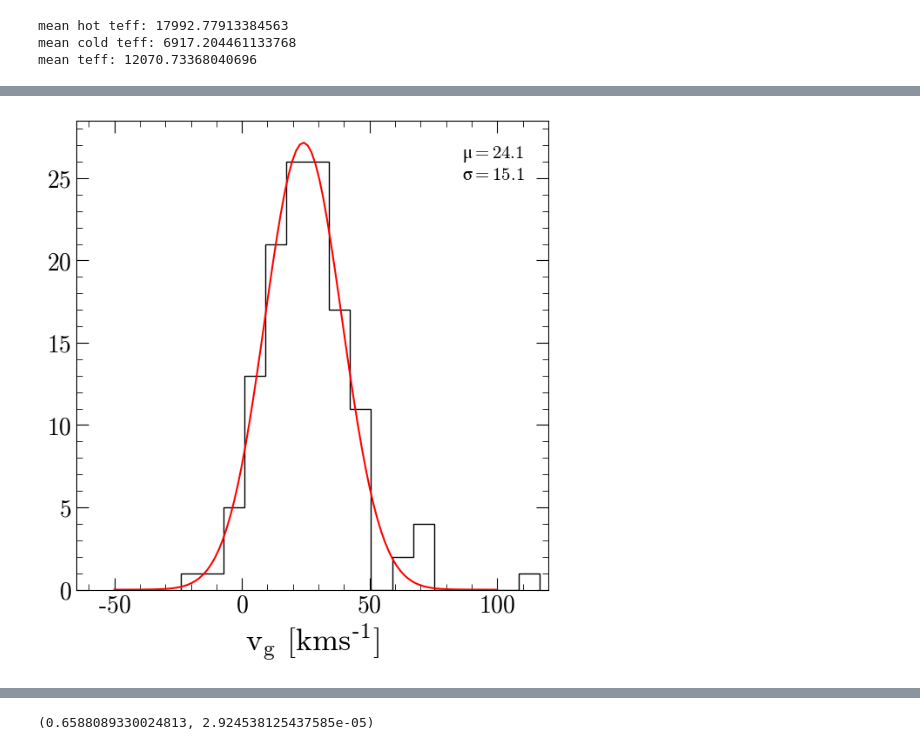
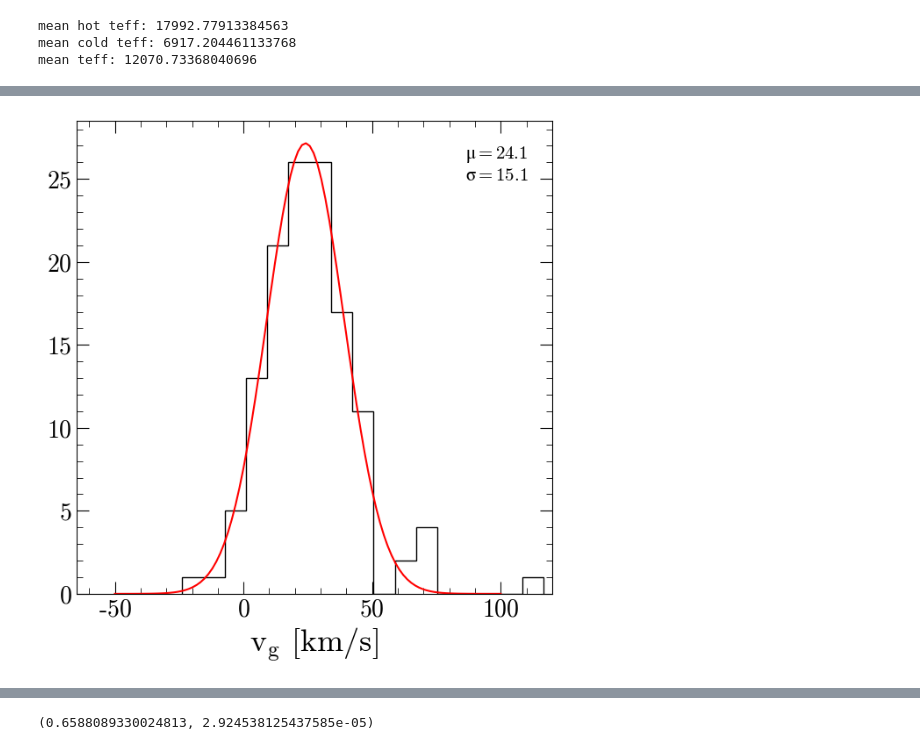
Before and after one commit to stefanarseneau/gravitational-redshift, a Jupyter notebook: 05_relation.ipynb, the cells around one changed output, grey strips where cells are left out. Saved outputs shown, nothing was run; the diff lists cells and outputs as text; code cells hidden in the pictures.

```diff
--- a/05_relation.ipynb
+++ b/05_relation.ipynb
@@ -1106,10 +1095,10 @@ for i in tqdm(range(len(catalog))):
     hot_delta_gravz[i] = np.mean(catalog['g_redshift'][i] - rv_from_radius(catalog['radius'][i] + np.random.normal(0, catalog['e_radius'][i], size = (1,size)), np.mean(catalog[hot_mask]['phot_teff']), 'f', 'f', 'f'))
     hot_e_delta_gravz[i] = ( catalog['eg_redshift'][i]**2 + (catalog['e_radius'][i] * hot_drv(catalog['radius'][i]) )**2 )**(0.5)
 
-    delta_gravz[i] = np.mean(catalog['g_redshift'][i] - rv_from_radius(catalog['radius'][i] + np.random.normal(0, catalog['e_radius'][i], size = (1,size)), np.mean(catalog[mask]['phot_teff']), 'f', 'f', 'f'))
+    delta_gravz[i] = np.mean(catalog['g_redshift'][i] - rv_from_radius(catalog['radius'][i] + np.random.normal(0, catalog['e_radius'][i], size = (1,size)), 12000, 'f', 'f', 'f'))
     e_delta_gravz[i] = ( catalog['eg_redshift'][i]**2 + (catalog['e_radius'][i] * hot_drv(catalog['radius'][i]) )**2 )**(0.5)
 
-    owntemp[i] = np.mean(catalog['g_redshift'][i] - rv_from_radius(catalog['radius'][i] + np.random.normal(0, catalog['e_radius'][i], size = (1,size)), catalog['phot_teff'][i], 'f', 'f', 'f'))
+    owntemp[i] = np.mean(catalog['g_redshift'][i] - rv_from_radius(catalog['radius'][i] + np.random.normal(0, catalog['e_radius'][i], size = (1,size)), 12000, 'f', 'f', 'f'))
     e_owntemp[i] = ( catalog['eg_redshift'][i]**2 + (catalog['e_radius'][i] * hot_drv(catalog['radius'][i]) )**2 )**(0.5)
 # %% [output]
 mean hot teff: 17992.77913384563
@@ -1396,17 +1300,0 @@ plt.savefig('spectra/vg_teff.pdf')
-# %%
-plt.errorbar(catalog[mask]['phot_teff'], catalog[mask]['g_redshift'], yerr = catalog[mask]['eg_redshift'], alpha = 0.15, fmt = 'o', color='black', ecolor = 'teal')
-
-n = np.histogram(catalog[mask]['phot_teff'])
-centers = n[1][:-1] + np.diff(n[1])/2
-
-print(n[1])
-
-median = []
-for i in range(len(n[1])-1):
-    tempmask = np.all([catalog['phot_teff'] > n[1][i], catalog['phot_teff'] < n[1][i+1], mask], axis = 0)
-    median.append(np.median(catalog[tempmask]['g_redshift']))
-
-plt.scatter(centers, median, c = 'k')
-
-plt.ylabel(r'$v_g$')
-plt.xlabel(r'$T_{eff}$')
@@ -1419,29 +1301,30 @@ Text(0.5, 0, '$T_{eff}$')
 # %%
 domain = np.linspace(-50, 100, 100)
 
 n, bins, patches = plt.hist(catalog[mask]['g_redshift'], color = 'k',histtype='step')
 x = [np.mean([bins[i], bins[i+1]]) for i in range(len(bins) - 1)]
 
 out   = leastsq( errfunc, init, args=(x, n))
 c = out[0]
 
 plt.plot(domain, fitfunc(c, domain), c='r', linewidth = 1.5)
 #plt.axvline(x = np.mean(catalog[hot_mask]['delta_gravz'] / catalog[hot_mask]['eg_redshift']))
 
 
 #plt.axvline(x = c[1], c='r')
 #plt.axvline(x = c[1] + c[2], c='r', ls = ':')
 #plt.axvline(x = c[1] - c[2], c='r', ls = ':')
 
 plt.text(0.95, 0.95, r'$\mu = %.1f$' % c[1] ,
                     transform = plt.gca().transAxes, ha = 'right', va = 'top', fontsize = 15)
 plt.text(0.95, 0.9, r'$\sigma = %.1f$' % np.average( c[2] ) ,
                     transform = plt.gca().transAxes, ha = 'right', va = 'top', fontsize = 15)
 
 plt.xlim(-65, 120)
-plt.xlabel(r'$v_g$ $[kms^{-1}]$')
+plt.xlabel(r'$v_g$ $[km/s]$')
+
 #plt.ylabel(r'N')
 
 plt.savefig('spectra/gravz_dist.pdf')
 # %% [output]
-[figure, old version]
+[figure, new version]
```
Also changed, not shown: parts of 24 cells of this notebook, 12 other files.
